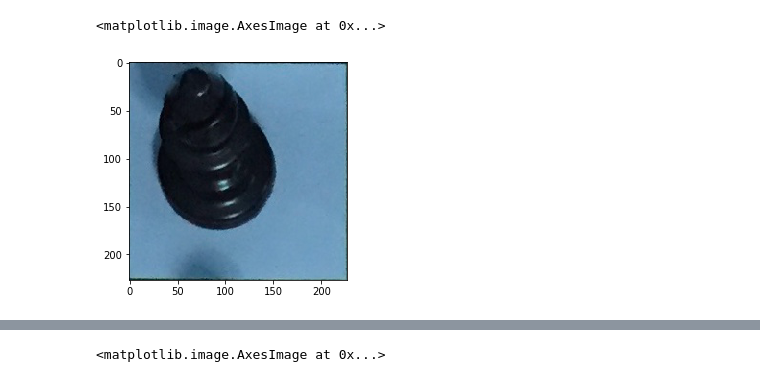
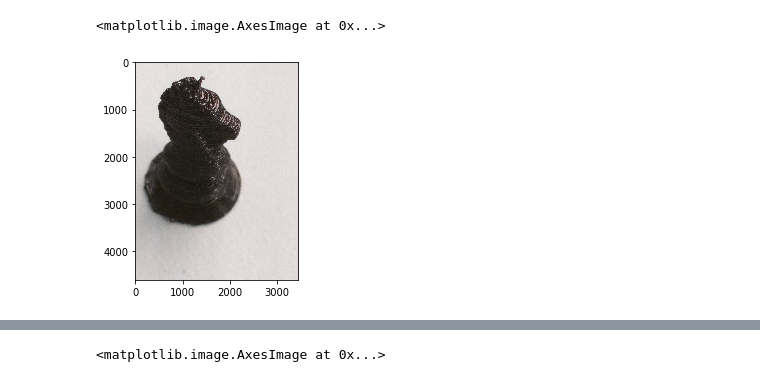
Before and after one commit to ace-racer/Extending-Board-Games-using-deep-learning, a Jupyter notebook: chess_piece_detection/Grayscale processing.ipynb, the cells around one changed output, grey strips where cells are left out. Drawn from its saved outputs; the diff is of its cells as text; code cells hidden in the pictures.

Commit message:
resize the large images

```diff
--- a/chess_piece_detection/Grayscale processing.ipynb
+++ b/chess_piece_detection/Grayscale processing.ipynb
@@ -5,8 +5,8 @@ import numpy as np
 
 %matplotlib inline
 # %%
-image = cv2.imread('H:\\AR-ExtendingOnlineGames\\data\\chess_pieces_data\\Chess ID Public Data\\output_train\\bb\\0647_2.jpg')
+image = cv2.imread('H:\\AR-ExtendingOnlineGames\\actual_images\\knight\\IMG_20181216_113628.jpg')
 plt.imshow(image)
 # %% [output]
 <matplotlib.image.AxesImage at 0x...>
-[figure, old version]
+[figure, new version]
```
Also changed, not shown: parts of 6 cells of this notebook.
